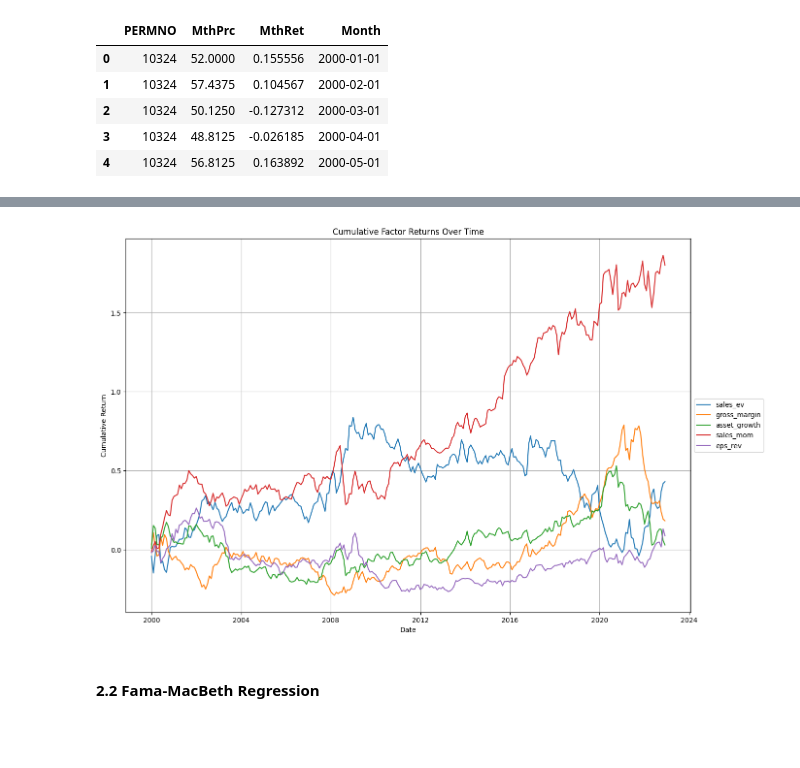
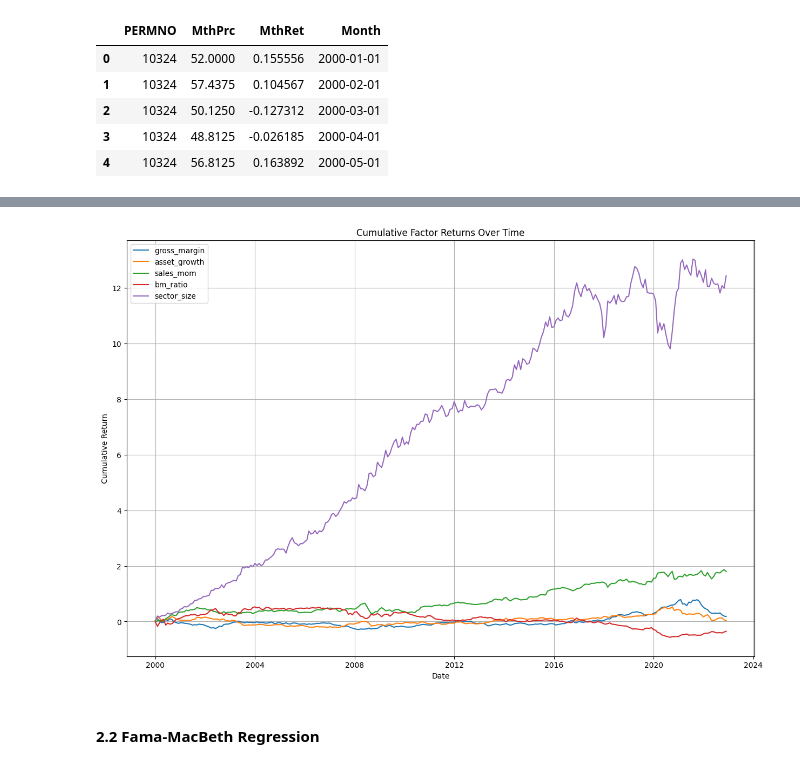
Before and after one commit to yeyechen/HKU-MFIN7034-ML, a Jupyter notebook: coursework_2.ipynb, the cells around one changed output, grey strips where cells are left out. Cells and saved outputs as stored; diff of their text form; code cells hidden in the pictures; blank space fills up the shorter version.

```diff
--- a/coursework_2.ipynb
+++ b/coursework_2.ipynb
@@ -359,7 +356,7 @@ factor_const_df['gross_margin'] = (fund_monthly_df['saleq'] - fund_monthly_df['c
 factor_const_df['asset_growth'] = fund_monthly_df.groupby('LPERMNO')['atq'].pct_change(4)  # YoY Asset Growth
 
 # 4. Dividend Yield Factor
-factor_const_df['DY'] = fund_monthly_df['dvpsxq']/fund_monthly_df['prccq']
+factor_const_df['div_yield'] = fund_monthly_df['dvpsxq']/fund_monthly_df['prccq']
 
 # 5. Momentum Factors
 # Sales Momentum Seasonally adjusted sales growth
@@ -370,3 +367,14 @@ factor_const_df['sales_mom'] = fund_monthly_df.groupby('LPERMNO')['saleq'].trans
 factor_const_df['eps_rev'] = fund_monthly_df.groupby('LPERMNO')['epsfiq'].transform(
     lambda x: (x.shift(1) - x.shift(4))/x.shift(4).abs()  # QoQ EPS change
 )
+
+# 6. Size Factor
+fund_monthly_df['mkt_cap'] = fund_monthly_df['prccq'] * fund_monthly_df['cshoq']
+factor_const_df['mkt_cap'] = fund_monthly_df['mkt_cap']
+# Size relative to sector peers
+factor_const_df['sector_size'] = fund_monthly_df.groupby(['YearMonth', 'gsector'])['mkt_cap'].transform(
+    lambda x: x / x.median()
+)
+factor_const_df['mkt_cap_growth'] = factor_const_df.groupby('LPERMNO')['mkt_cap'].transform(
+    lambda x: x.pct_change(12)  # Using 12 periods for 3-year growth (quarterly data)
+)
@@ -406,5 +400,5 @@ def factor_washing(factor_const_df, factor_list):
 
     return copy_df
 
-factor_list = ['bm_ratio', 'sales_ev', 'ope', 'gross_margin', 'asset_growth', 'DY', 'sales_mom', 'eps_rev']
+factor_list = ['bm_ratio', 'sales_ev', 'ope', 'gross_margin', 'asset_growth', 'div_yield', 'sales_mom', 'eps_rev', 'mkt_cap', 'sector_size','mkt_cap_growth']
 factor_washed_df = factor_washing(factor_const_df, factor_list)
@@ -447,12 +436,12 @@ merged_df.head()
 | 3 | 10324 | 48.8125 | -0.026185 | 2000-04-01 | -0.585066 | -0.530920 | 0.178114 | 0.107746 | -0.258594 | ... |
 | 4 | 10324 | 56.8125 | 0.163892 | 2000-05-01 | -0.574945 | -0.521167 | 0.174757 | 0.103262 | -0.067379 | ... |
 # %%
-def calculate_factor_returns(data, factor):
+def calculate_factor_returns(data, factor, ascending=False):
     factor_returns = []
     # Group by month
     for month, group in data.groupby('YearMonth'):
         # Sort by the selected factor
-        sorted_group = group.sort_values(by=factor, ascending=False)
+        sorted_group = group.sort_values(by=factor, ascending=ascending)
 
         # Calculate top 20% and bottom 20%
         top_20 = sorted_group.head(int(len(sorted_group) * 0.2))
@@ -471,18 +460,25 @@ def calculate_factor_returns(data, factor):
 # %%
 plt.figure(figsize=(15, 10))
 
-for factor in ['sales_ev', 'gross_margin', 'asset_growth', 'sales_mom', 'eps_rev']:
-    factor_return_df = calculate_factor_returns(merged_df, factor)
+# rank in descending order
+for factor in ['gross_margin', 'asset_growth', 'sales_mom', 'bm_ratio']:
+    factor_return_df = calculate_factor_returns(merged_df, factor, ascending=False)
+    factor_return_df['Cumulative_Return'] = (1 + factor_return_df[f'{factor}_Return']).cumprod() - 1
+    plt.plot(factor_return_df['Date'], factor_return_df['Cumulative_Return'], label=f'{factor}')
+
+# rank in ascending order
+for factor in ['sector_size']:
+    factor_return_df = calculate_factor_returns(merged_df, factor, ascending=True)
     factor_return_df['Cumulative_Return'] = (1 + factor_return_df[f'{factor}_Return']).cumprod() - 1
     plt.plot(factor_return_df['Date'], factor_return_df['Cumulative_Return'], label=f'{factor}')
 
 plt.xlabel('Date')
 plt.ylabel('Cumulative Return')
 plt.title('Cumulative Factor Returns Over Time')
-plt.legend(bbox_to_anchor=(1, 0.5), loc='center left')
+plt.legend()
 plt.grid(True)
 plt.show()
 # %% [output]
-[figure, old version]
+[figure, new version]
 # %% [markdown]
 #### 2.2 Fama-MacBeth Regression
```
Also changed, not shown: parts of 9 cells of this notebook.
